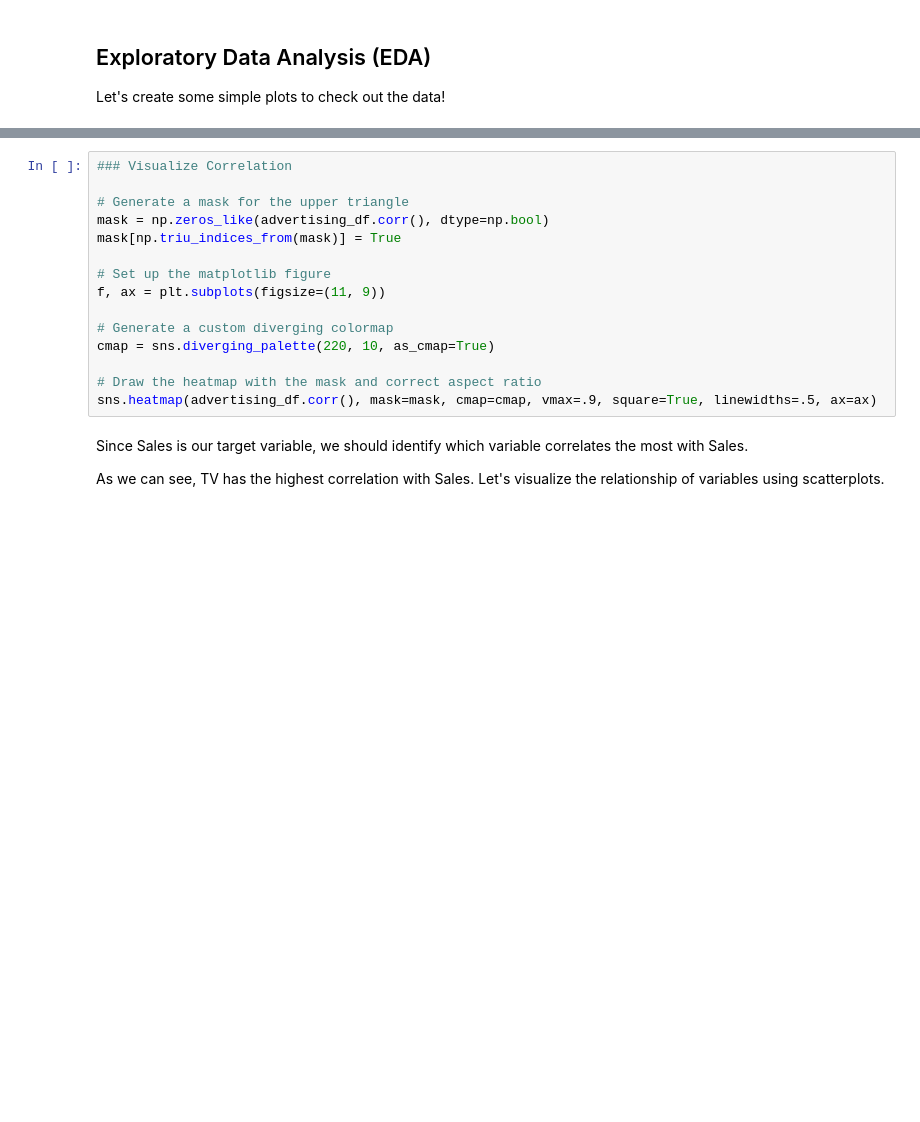
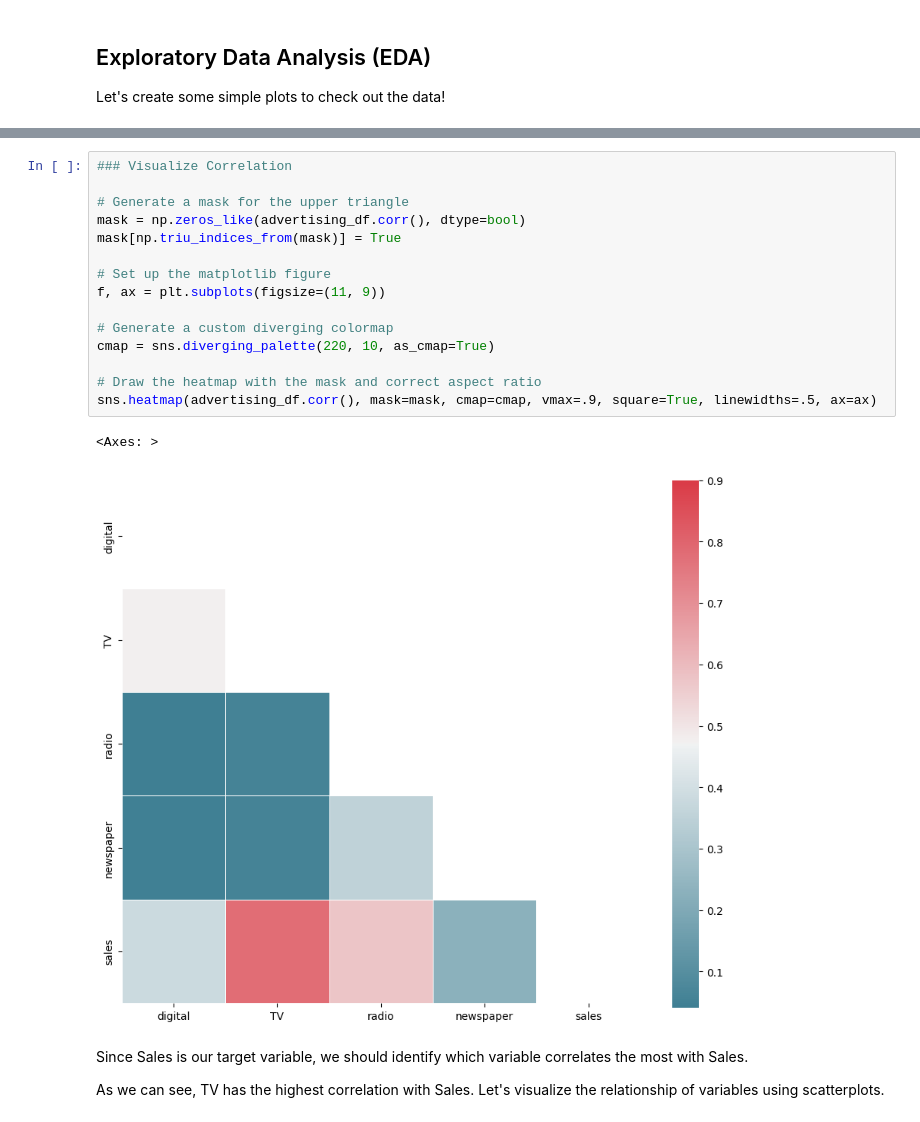
Before and after one commit to LinkedInLearning/artificial-intelligence-foundations-neural-networks-4381282, a Jupyter notebook: 04_07_begin.ipynb, the cells around one changed output, grey strips where cells are left out. Drawn from its saved outputs; the diff is of its cells as text; blank space fills up the shorter version.

Commit message:
replaced np.bool with bool

```diff
--- a/04_07_begin.ipynb
+++ b/04_07_begin.ipynb
@@ -85,18 +130,21 @@ advertising_df.corr()
 # %%
 ### Visualize Correlation
 
 # Generate a mask for the upper triangle
-mask = np.zeros_like(advertising_df.corr(), dtype=np.bool)
+mask = np.zeros_like(advertising_df.corr(), dtype=bool)
 mask[np.triu_indices_from(mask)] = True
 
 # Set up the matplotlib figure
 f, ax = plt.subplots(figsize=(11, 9))
 
 # Generate a custom diverging colormap
 cmap = sns.diverging_palette(220, 10, as_cmap=True)
 
 # Draw the heatmap with the mask and correct aspect ratio
 sns.heatmap(advertising_df.corr(), mask=mask, cmap=cmap, vmax=.9, square=True, linewidths=.5, ax=ax)
+# %% [output]
+<Axes: >
+[figure, added]
 # %% [markdown]
 Since Sales is our target variable, we should identify which variable correlates the most with Sales.
 
```
Also changed, not shown: parts of 9 cells of this notebook, 5 other files.
